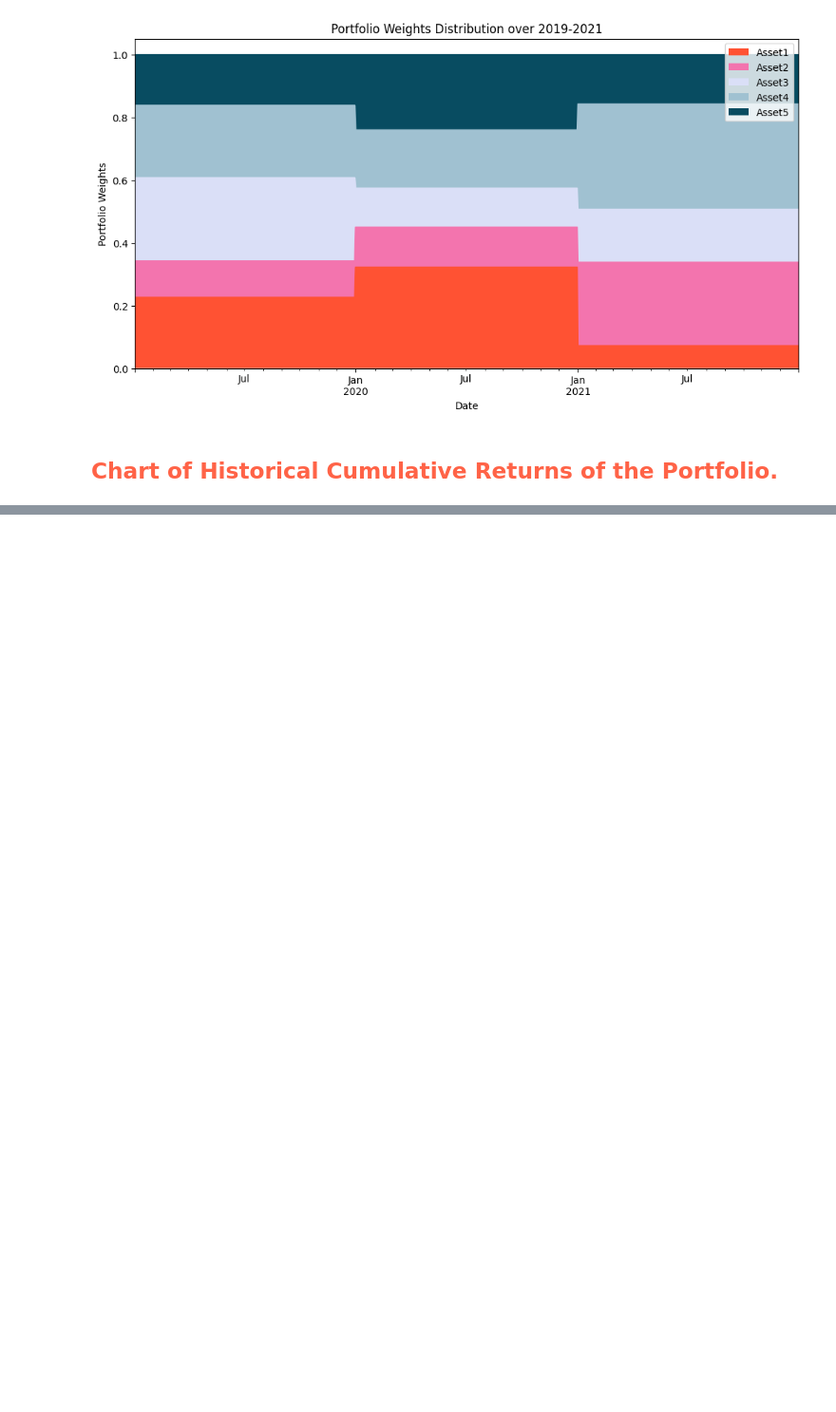
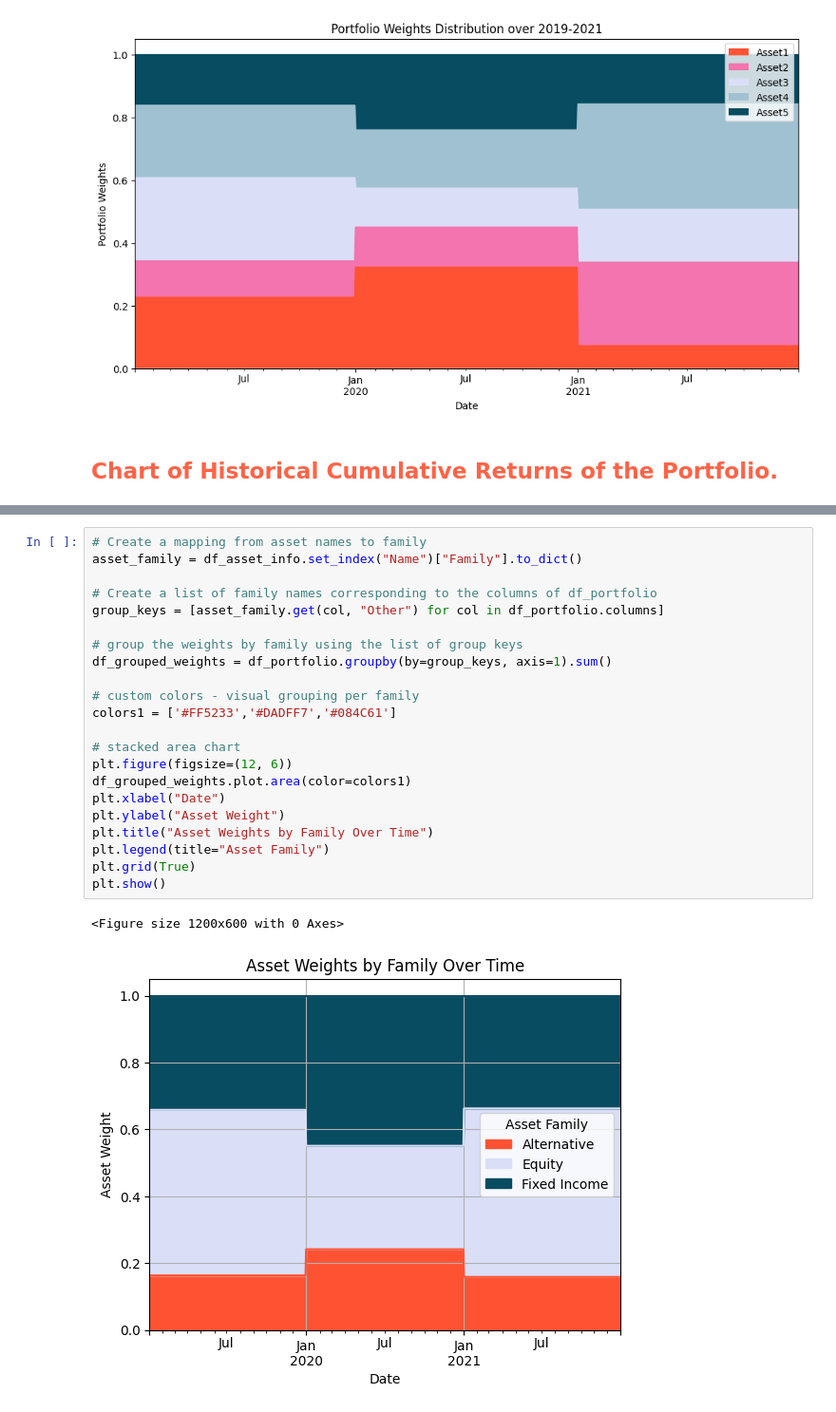
Before and after one commit to v4nui/Portfolio-Analysis, a Jupyter notebook: Tech-Challenge.ipynb, the cells around one changed output, grey strips where cells are left out. Shown at 95% size. Drawn from its saved outputs; the diff is of its cells as text; blank space fills up the shorter version.

```diff
--- a/Tech-Challenge.ipynb
+++ b/Tech-Challenge.ipynb
@@ -358,0 +420,25 @@ array([0.22545796, 0.1162548 , 0.26500323, 0.23030958, 0.16297443])
+# %%
+# Create a mapping from asset names to family
+asset_family = df_asset_info.set_index("Name")["Family"].to_dict()
+
+# Create a list of family names corresponding to the columns of df_portfolio
+group_keys = [asset_family.get(col, "Other") for col in df_portfolio.columns]
+
+# group the weights by family using the list of group keys
+df_grouped_weights = df_portfolio.groupby(by=group_keys, axis=1).sum()
+
+# custom colors - visual grouping per family
+colors1 = ['#FF5233','#DADFF7','#084C61']
+
+# stacked area chart
+plt.figure(figsize=(12, 6))
+df_grouped_weights.plot.area(color=colors1)
+plt.xlabel("Date")
+plt.ylabel("Asset Weight")
+plt.title("Asset Weights by Family Over Time")
+plt.legend(title="Asset Family")
+plt.grid(True)
+plt.show()
+# %% [output]
+<Figure size 1200x600 with 0 Axes>
+[figure, added]
```
Also changed, not shown: parts of 15 cells of this notebook, 1 other file.
